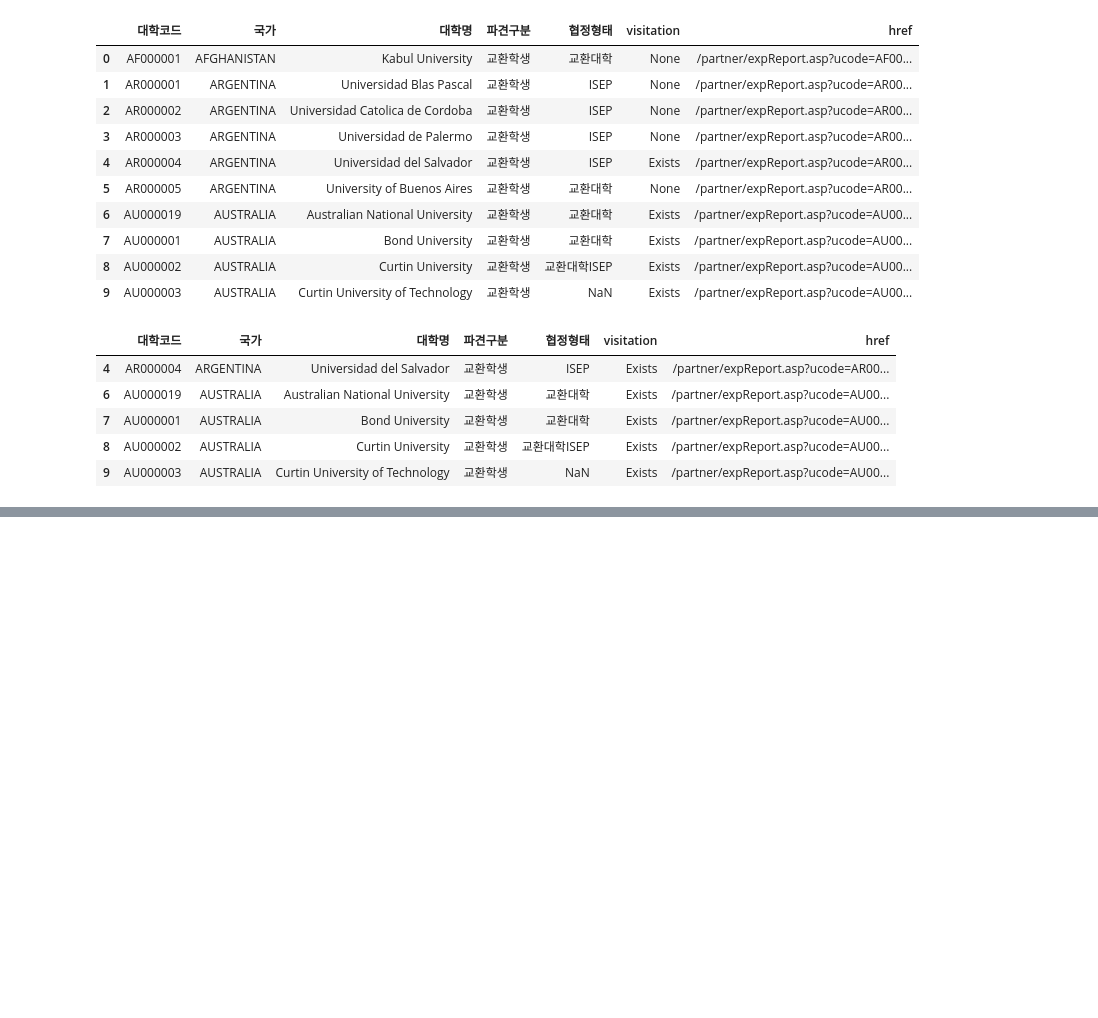
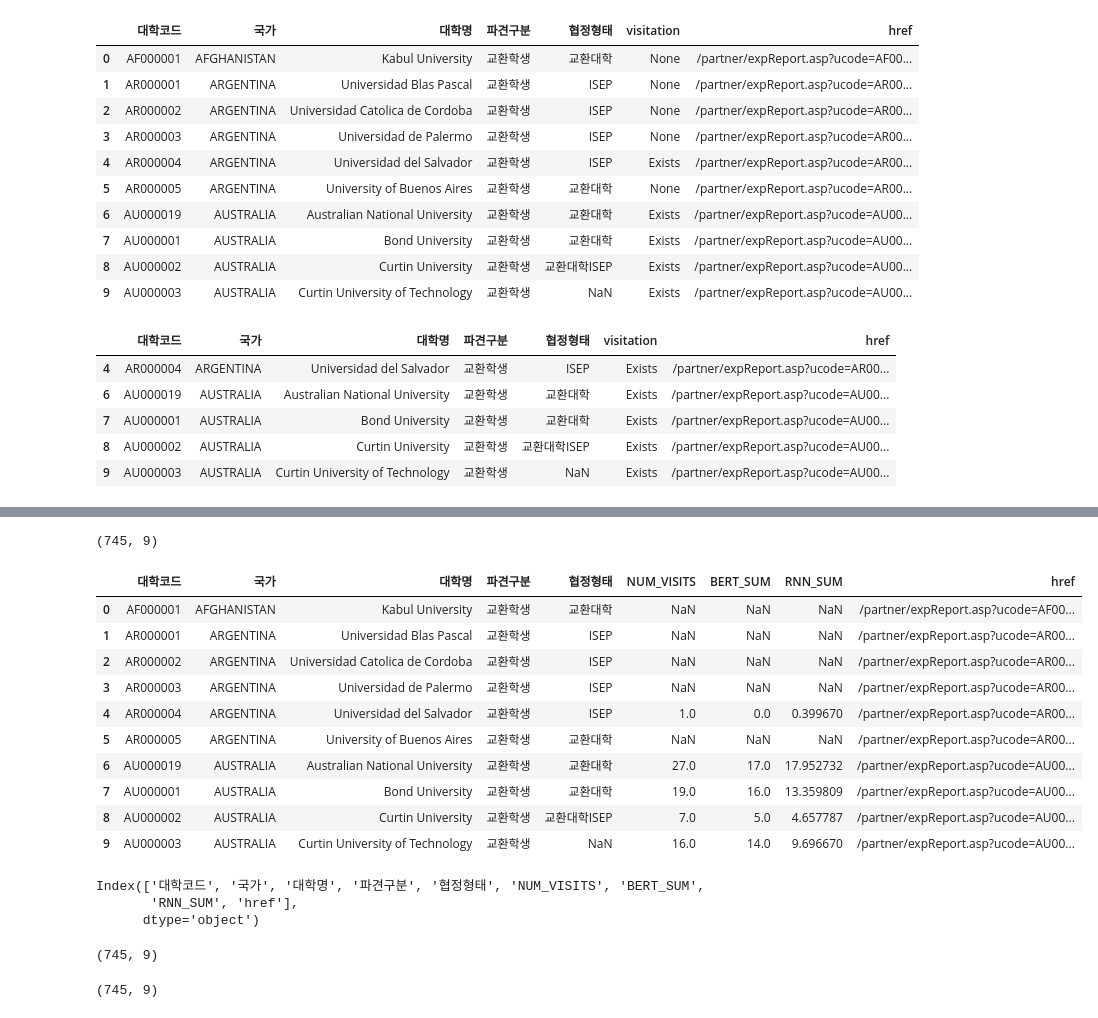
Before and after one commit to snoop2head/yonsei-exchange-program, a Jupyter notebook: wrangle_dataset.ipynb, the cells around one changed output, grey strips where cells are left out. Cells and saved outputs as stored; diff of their text form; code cells hidden in the pictures; blank space fills up the shorter version.

```diff
--- a/wrangle_dataset.ipynb
+++ b/wrangle_dataset.ipynb
@@ -71,8 +81,8 @@ def make_abstract_review_df(UNIV_CODE):
     file_path = f"./data_sentiment/abstract/{UNIV_CODE}_review_abstract_sentiment.csv"
     df_abstract = pd.read_csv(file_path, encoding="utf-8")
     df_abstract_review = df_abstract[["제목", "학과", "과정", "년도", "BERT_SCORE", "RNN_SCORE", "href"]]
-    df_abstract_review["대학코드"] = univ_code
+    df_abstract_review["대학코드"] = UNIV_CODE
     _abstract_review = df_abstract[["제목", "학과", "과정", "년도", "BERT_SCORE", "RNN_SCORE", "href"]]
-    df_abstract_review["대학코드"] = univ_code
+    df_abstract_review["대학코드"] = UNIV_CODE
     df_abstract_review = df_abstract_review[["대학코드","제목", "학과", "과정", "년도", "BERT_SCORE", "RNN_SCORE", "href"]]
     return df_abstract_review
@@ -153,6 +262,3 @@ df_ever_been.head()
 | 7 | AU000001 | AUSTRALIA | Bond University | 교환학생 | 교환대학 | Exists | /partner/expReport.asp?ucode=AU00... |
 | 8 | AU000002 | AUSTRALIA | Curtin University | 교환학생 | 교환대학ISEP | Exists | /partner/expReport.asp?ucode=AU00... |
 | 9 | AU000003 | AUSTRALIA | Curtin University of Technology | 교환학생 | NaN | Exists | /partner/expReport.asp?ucode=AU00... |
-# %%
-for index, row in df_ever_been.iterrows():
-    print(row["대학명"], yield_BERT_SUM(row["대학코드"]), yield_RNN_SUM(row["대학코드"]), yield_no_of_students(row["대학코드"]))
@@ -163,9 +270,10 @@ df.columns.to_list()
 # %%
+# wrangle university dataframe
 def make_univ_df():
     # read university dataset csv file
     df_univ = pd.read_csv("./data/univ_db_full.csv", encoding="utf-8")
 
-    # get unive~rsity code
+    # get university code
     series_query = df_univ["href"].str.split("=", expand=True)[1]
     series_univ_code = series_query.str.split("&", expand=True)[0]
     df_univ["대학코드"] = series_univ_code
@@ -175,20 +283,26 @@ def make_univ_df():
     list_rnn_sum = []
     list_student_no = []
 
+    # iterrating over rows of university datframe
     for index, row in df_univ.iterrows():
+
+        # if university is not ever visited, input NaN values
         if row["visitation"] == "None":
             list_bert_sum.append(np.NaN)
             list_rnn_sum.append(np.NaN)
             list_student_no.append(np.NaN)
 
+        # if university is visited, input BERT_SCORE, RNN_SCORE's sum and input number of visitations
         if row["visitation"] == "Exists":
             list_bert_sum.append(yield_BERT_SUM(row["대학코드"]))
             list_rnn_sum.append(yield_RNN_SUM(row["대학코드"]))
             list_student_no.append(yield_no_of_students(row["대학코드"]))
 
+    # Make Columns
     df_univ["BERT_SUM"] = list_bert_sum
     df_univ["RNN_SUM"] = list_rnn_sum
-    df_univ["STUDENT_NO"] = list_student_no
+    df_univ["NUM_VISITS"] = list_student_no
 
-    df = df_univ[["대학코드", "국가", "대학명", "파견구분", "협정형태", "STUDENT_NO", "BERT_SUM", "RNN_SUM", "href"]]
+    # Select and order columns
+    df = df_univ[["대학코드", "국가", "대학명", "파견구분", "협정형태", "NUM_VISITS", "BERT_SUM", "RNN_SUM", "href"]]
     return df
@@ -208,0 +309,34 @@ make_univ_df().head(10)
+# %%
+df_univ_wrangled = make_univ_df()
+# %%
+print(df_univ_wrangled.shape)
+df_univ_wrangled.head(10)
+# %% [output]
+(745, 9)
+|  | 대학코드 | 국가 | 대학명 | 파견구분 | 협정형태 | NUM_VISITS | BERT_SUM | RNN_SUM | href |
+| 0 | AF000001 | AFGHANISTAN | Kabul University | 교환학생 | 교환대학 | NaN | NaN | NaN | /partner/expReport.asp?ucode=AF00... |
+| 1 | AR000001 | ARGENTINA | Universidad Blas Pascal | 교환학생 | ISEP | NaN | NaN | NaN | /partner/expReport.asp?ucode=AR00... |
+| 2 | AR000002 | ARGENTINA | Universidad Catolica de Cordoba | 교환학생 | ISEP | NaN | NaN | NaN | /partner/expReport.asp?ucode=AR00... |
+| 3 | AR000003 | ARGENTINA | Universidad de Palermo | 교환학생 | ISEP | NaN | NaN | NaN | /partner/expReport.asp?ucode=AR00... |
+| 4 | AR000004 | ARGENTINA | Universidad del Salvador | 교환학생 | ISEP | 1.0 | 0.0 | 0.399670 | /partner/expReport.asp?ucode=AR00... |
+| 5 | AR000005 | ARGENTINA | University of Buenos Aires | 교환학생 | 교환대학 | NaN | NaN | NaN | /partner/expReport.asp?ucode=AR00... |
+| 6 | AU000019 | AUSTRALIA | Australian National University | 교환학생 | 교환대학 | 27.0 | 17.0 | 17.952732 | /partner/expReport.asp?ucode=AU00... |
+| 7 | AU000001 | AUSTRALIA | Bond University | 교환학생 | 교환대학 | 19.0 | 16.0 | 13.359809 | /partner/expReport.asp?ucode=AU00... |
+| 8 | AU000002 | AUSTRALIA | Curtin University | 교환학생 | 교환대학ISEP | 7.0 | 5.0 | 4.657787 | /partner/expReport.asp?ucode=AU00... |
+| 9 | AU000003 | AUSTRALIA | Curtin University of Technology | 교환학생 | NaN | 16.0 | 14.0 | 9.696670 | /partner/expReport.asp?ucode=AU00... |
+# %%
+df_univ_wrangled.columns
+# %% [output]
+Index(['대학코드', '국가', '대학명', '파견구분', '협정형태', 'NUM_VISITS', 'BERT_SUM',
+       'RNN_SUM', 'href'],
+      dtype='object')
+# %%
+df_univ_wrangled.shape
+# %% [output]
+(745, 9)
+# %%
+# check for duplicate rows
+df_univ_wrangled = df_univ_wrangled.drop_duplicates()
+df_univ_wrangled.shape
+# %% [output]
+(745, 9)
```
Also changed, not shown: parts of 25 cells of this notebook, 3 other files.
